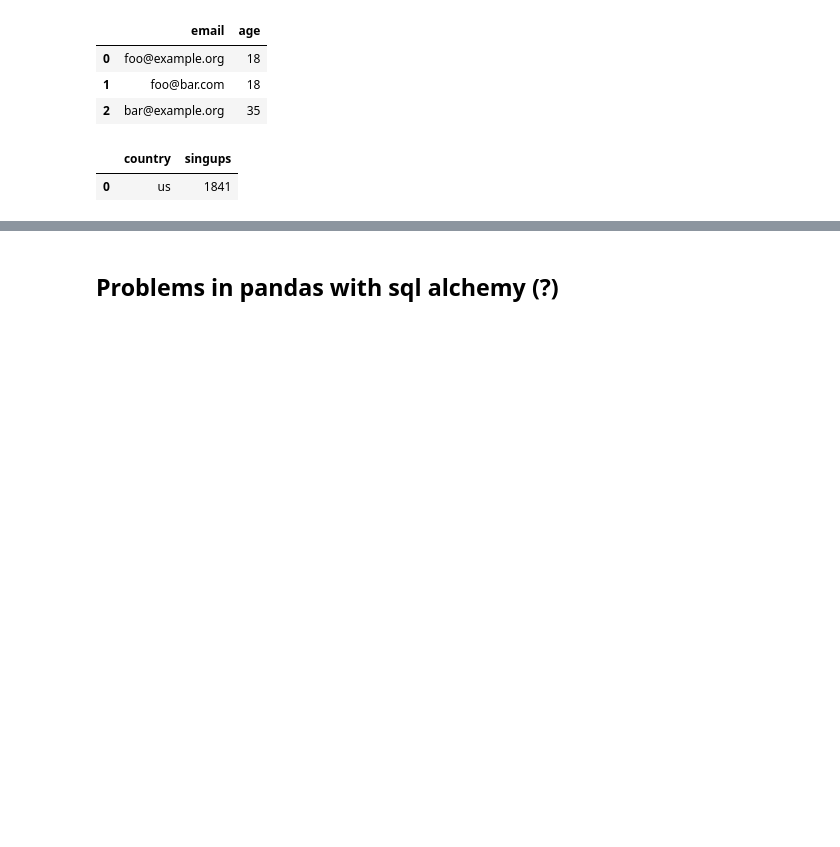
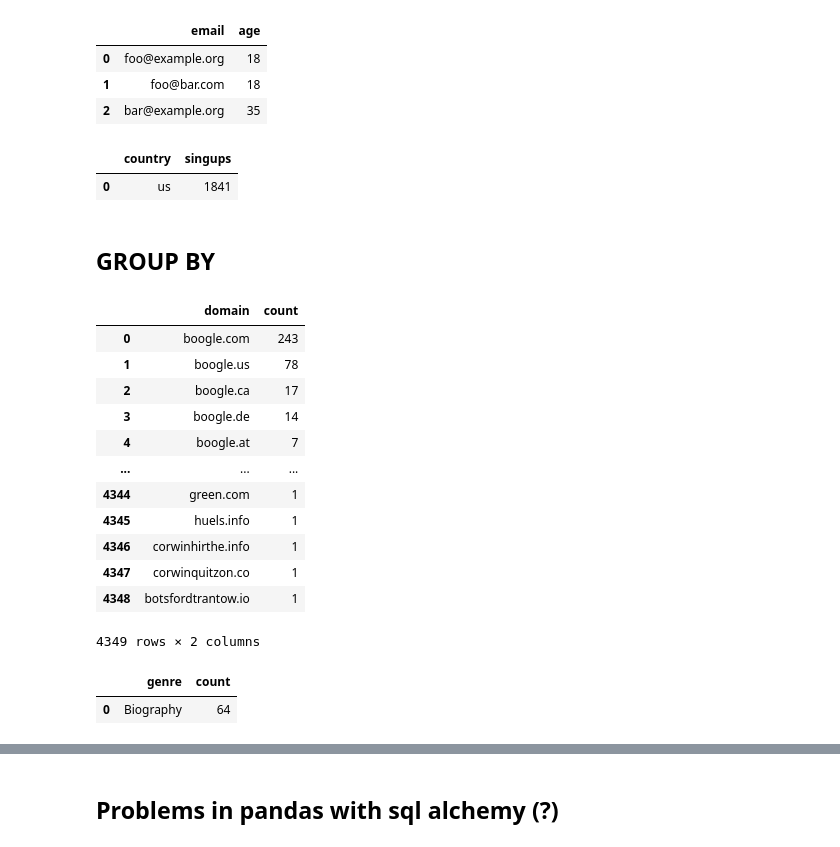
Before and after one commit to ivekhov/sql-kata, a Jupyter notebook: sql_habit/Scripts/1_intro.ipynb, the cells around one changed output, grey strips where cells are left out. Drawn from its saved outputs; the diff is of its cells as text; code cells hidden in the pictures; blank space fills up the shorter version.

```diff
--- a/sql_habit/Scripts/1_intro.ipynb
+++ b/sql_habit/Scripts/1_intro.ipynb
@@ -622,3 +748,49 @@ select(sql)
 # %% [output]
 |  | country | singups |
 | 0 | us | 1841 |
+# %% [markdown]
+## GROUP BY
+# %%
+sql = '''
+with cte as (
+	select
+		SPLIT_PART(email, '@', 2) as domain
+	from users
+)
+select
+	domain,
+	count(*)
+from cte
+group by 1
+order by 2 desc;
+'''
+select(sql)
+# %% [output]
+|  | domain | count |
+| 0 | boogle.com | 243 |
+| 1 | boogle.us | 78 |
+| 2 | boogle.ca | 17 |
+| 3 | boogle.de | 14 |
+| 4 | boogle.at | 7 |
+| ... | ... | ... |
+| 4344 | green.com | 1 |
+| 4345 | huels.info | 1 |
+| 4346 | corwinhirthe.info | 1 |
+| 4347 | corwinquitzon.co | 1 |
+| 4348 | botsfordtrantow.io | 1 |
+4349 rows × 2 columns
+# %%
+sql = '''
+select
+    genre
+    , count(id)
+from books
+group by 1
+order by 2 asc
+limit 1;
+
+'''
+select(sql)
+# %% [output]
+|  | genre | count |
+| 0 | Biography | 64 |
```
Also changed, not shown: parts of 12 cells of this notebook, 2 other files.
